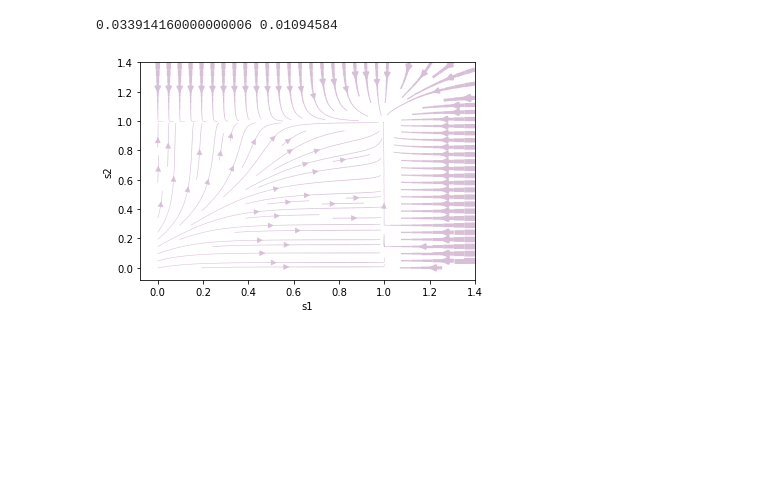
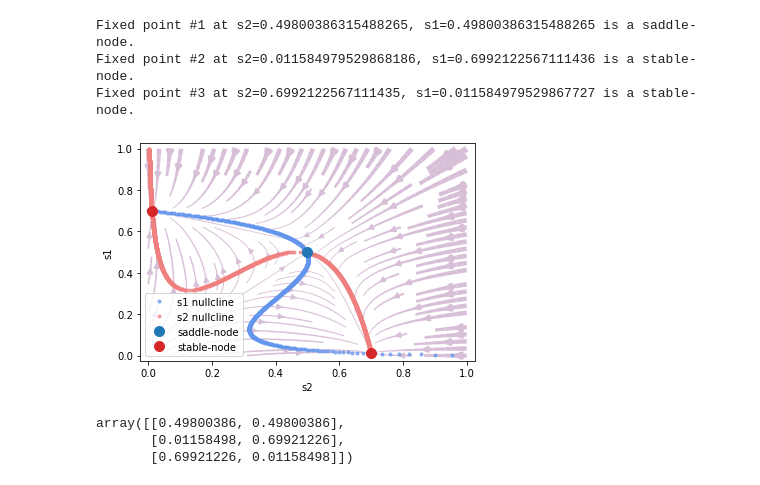
Before and after one commit to quanpeng0/BrainModels, a Jupyter notebook: docs/examples/from_papers/wong_wang_2006_decision.ipynb, the cells around one changed output. Saved outputs shown, nothing was run; the diff lists cells and outputs as text; code cells hidden in the pictures; blank space fills up the shorter version.

```diff
--- a/docs/examples/from_papers/wong_wang_2006_decision.ipynb
+++ b/docs/examples/from_papers/wong_wang_2006_decision.ipynb
@@ -393,15 +114,23 @@ array([[0.99732662, 0.16537066],
 # %%
-coherence=0.512
-mu0=100.
-I1, I2 = stimulus(coherence, mu0, 1.)
-print(I1, I2)
+I1=0.035
+I2=0.035
 
 analyzer = bp.PhasePortraitAnalyzer(
     model=decision_model(),
-    target_vars=OrderedDict(s1=[0., 1.5], s2=[0., 1.5]),
-    fixed_vars={'I1': I1, 'I2':I2})
+    target_vars=OrderedDict(s2=[0., 1.], s1=[0., 1.]),
+    fixed_vars={'I1': I1, 'I2':I2},
+    options={'resolution': 0.001,
+            'escape_sympy_solver': True}
+)
 
-analyzer.plot_vector_field(show=True)
+analyzer.plot_vector_field()
+analyzer.plot_nullcline()
+analyzer.plot_fixed_point(show=True)
 # %% [output]
-0.033914160000000006 0.01094584
+Fixed point #1 at s2=0.49800386315488265, s1=0.49800386315488265 is a saddle-node.
+Fixed point #2 at s2=0.011584979529868186, s1=0.6992122567111436 is a stable-node.
+Fixed point #3 at s2=0.6992122567111435, s1=0.011584979529867727 is a stable-node.
-[figure, old version]
+[figure, new version]
+array([[0.49800386, 0.49800386],
+       [0.01158498, 0.69921226],
+       [0.69921226, 0.01158498]])
```
Also changed, not shown: parts of 28 cells of this notebook, 2 other files.
